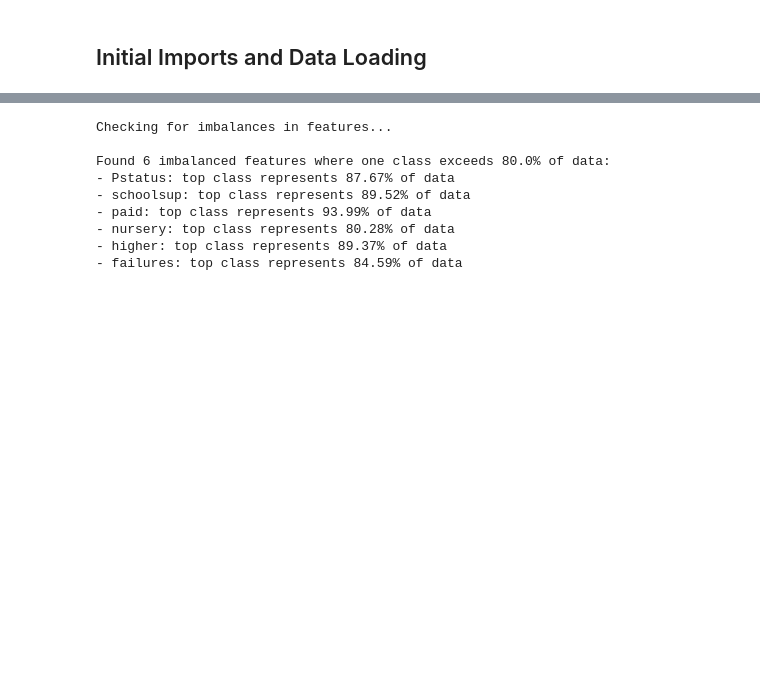
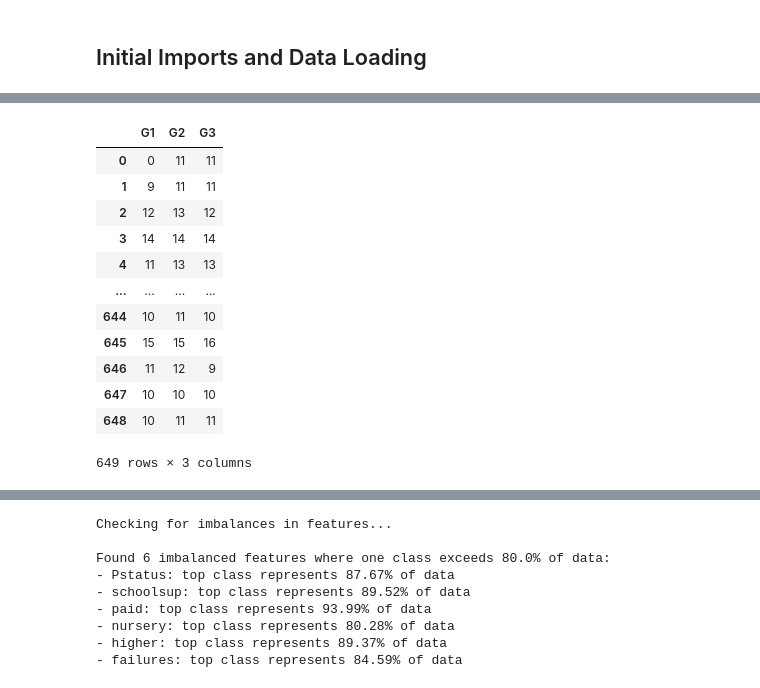
Before and after one commit to fennecb/cisc5800_project, a Jupyter notebook: data_processing.ipynb, the cells around one changed output, grey strips where cells are left out. Saved outputs shown, nothing was run; the diff lists cells and outputs as text; code cells hidden in the pictures; blank space fills up the shorter version.

```diff
--- a/data_processing.ipynb
+++ b/data_processing.ipynb
@@ -8,0 +52,16 @@ import matplotlib.pyplot as plt
+# %%
+y
+# %% [output]
+|  | G1 | G2 | G3 |
+| 0 | 0 | 11 | 11 |
+| 1 | 9 | 11 | 11 |
+| 2 | 12 | 13 | 12 |
+| 3 | 14 | 14 | 14 |
+| 4 | 11 | 13 | 13 |
+| ... | ... | ... | ... |
+| 644 | 10 | 11 | 10 |
+| 645 | 15 | 15 | 16 |
+| 646 | 11 | 12 | 9 |
+| 647 | 10 | 10 | 10 |
+| 648 | 10 | 11 | 11 |
+649 rows × 3 columns
```
Also changed, not shown: parts of 9 cells of this notebook, 2 other files.
